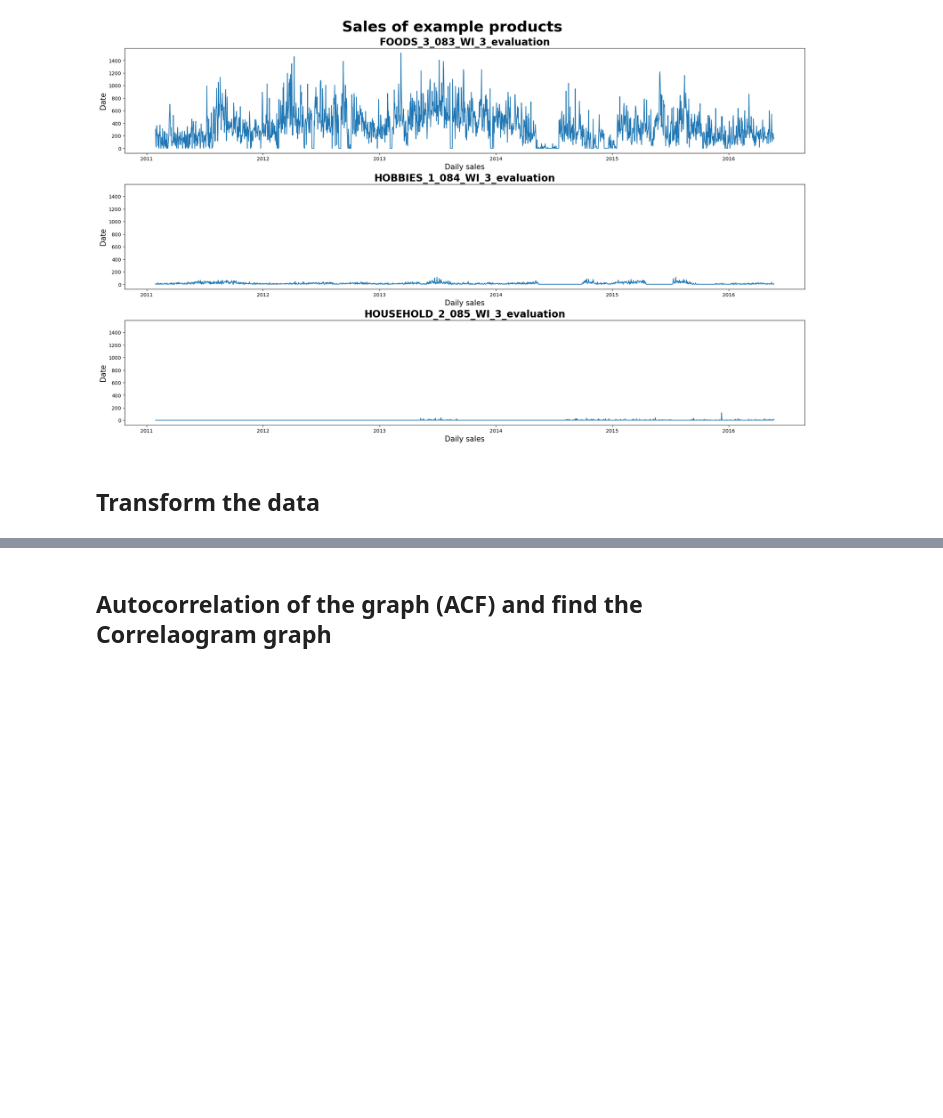
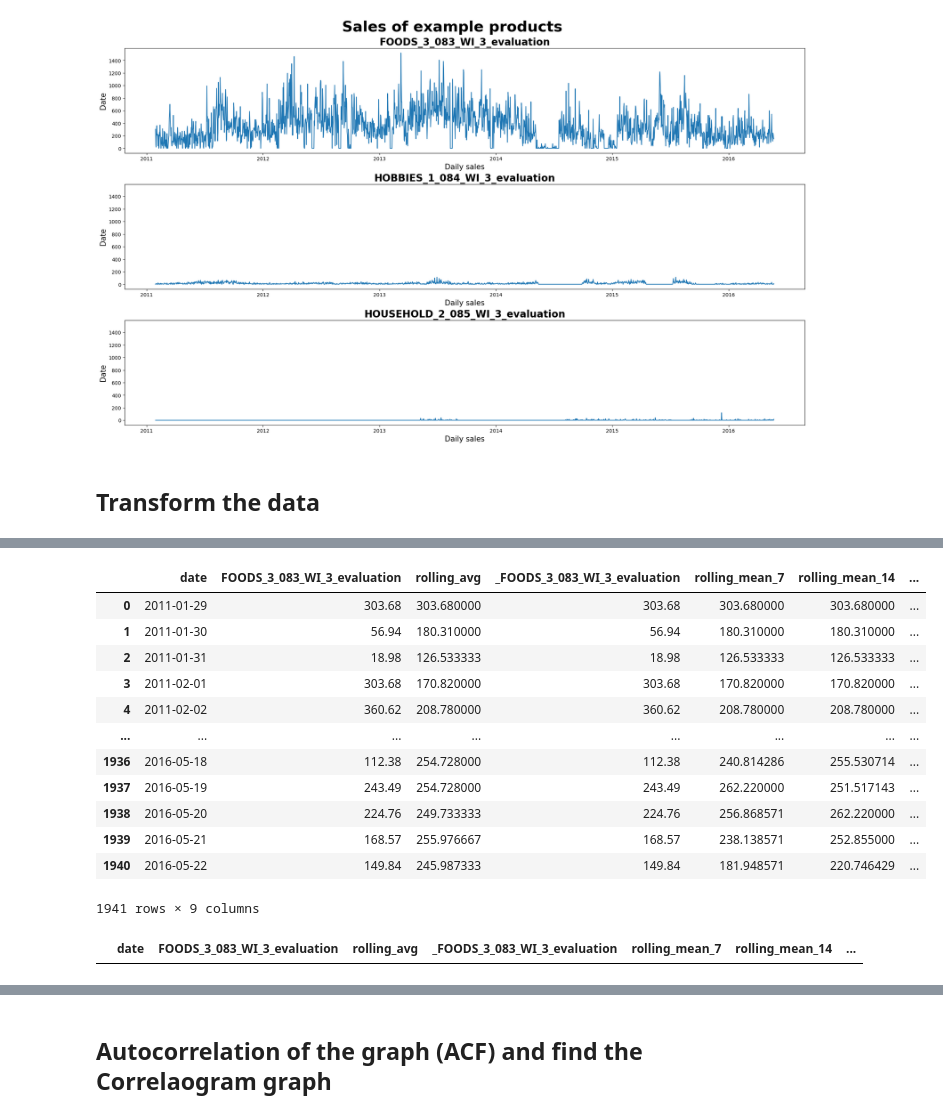
Before and after one commit to yoheita/Springboard, a Jupyter notebook: Capstone Project 2/Capstone_Project_Forecast_250_items.ipynb, the cells around one changed output, grey strips where cells are left out. Drawn from its saved outputs; the diff is of its cells as text; code cells hidden in the pictures; blank space fills up the shorter version.

```diff
--- a/Capstone Project 2/Capstone_Project_Forecast_250_items.ipynb
+++ b/Capstone Project 2/Capstone_Project_Forecast_250_items.ipynb
@@ -112,0 +129,20 @@ df_transform.set_index('date', inplace = True)
+# %%
+df_transform_test
+# %% [output]
+|  | date | FOODS_3_083_WI_3_evaluation | rolling_avg | _FOODS_3_083_WI_3_evaluation | rolling_mean_7 | rolling_mean_14 | ... |
+| 0 | 2011-01-29 | 303.68 | 303.680000 | 303.68 | 303.680000 | 303.680000 | ... |
+| 1 | 2011-01-30 | 56.94 | 180.310000 | 56.94 | 180.310000 | 180.310000 | ... |
+| 2 | 2011-01-31 | 18.98 | 126.533333 | 18.98 | 126.533333 | 126.533333 | ... |
+| 3 | 2011-02-01 | 303.68 | 170.820000 | 303.68 | 170.820000 | 170.820000 | ... |
+| 4 | 2011-02-02 | 360.62 | 208.780000 | 360.62 | 208.780000 | 208.780000 | ... |
+| ... | ... | ... | ... | ... | ... | ... | ... |
+| 1936 | 2016-05-18 | 112.38 | 254.728000 | 112.38 | 240.814286 | 255.530714 | ... |
+| 1937 | 2016-05-19 | 243.49 | 254.728000 | 243.49 | 262.220000 | 251.517143 | ... |
+| 1938 | 2016-05-20 | 224.76 | 249.733333 | 224.76 | 256.868571 | 262.220000 | ... |
+| 1939 | 2016-05-21 | 168.57 | 255.976667 | 168.57 | 238.138571 | 252.855000 | ... |
+| 1940 | 2016-05-22 | 149.84 | 245.987333 | 149.84 | 181.948571 | 220.746429 | ... |
+1941 rows × 9 columns
+# %%
+df_transform_test.loc[df_transform_test['_FOODS_3_083_WI_3_evaluation'] == 0]
+# %% [output]
+|  | date | FOODS_3_083_WI_3_evaluation | rolling_avg | _FOODS_3_083_WI_3_evaluation | rolling_mean_7 | rolling_mean_14 | ... |
```
Also changed, not shown: parts of 7 cells of this notebook, 2 other files.
